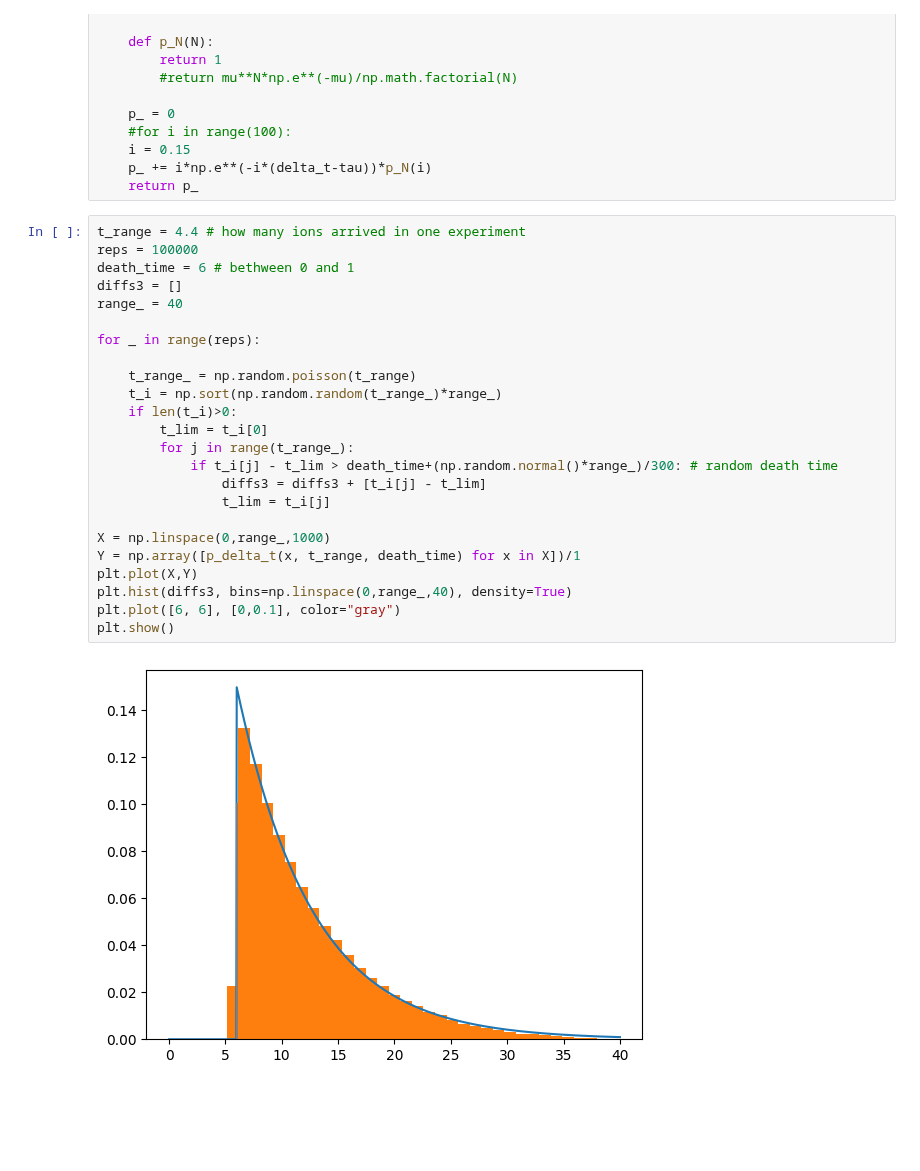
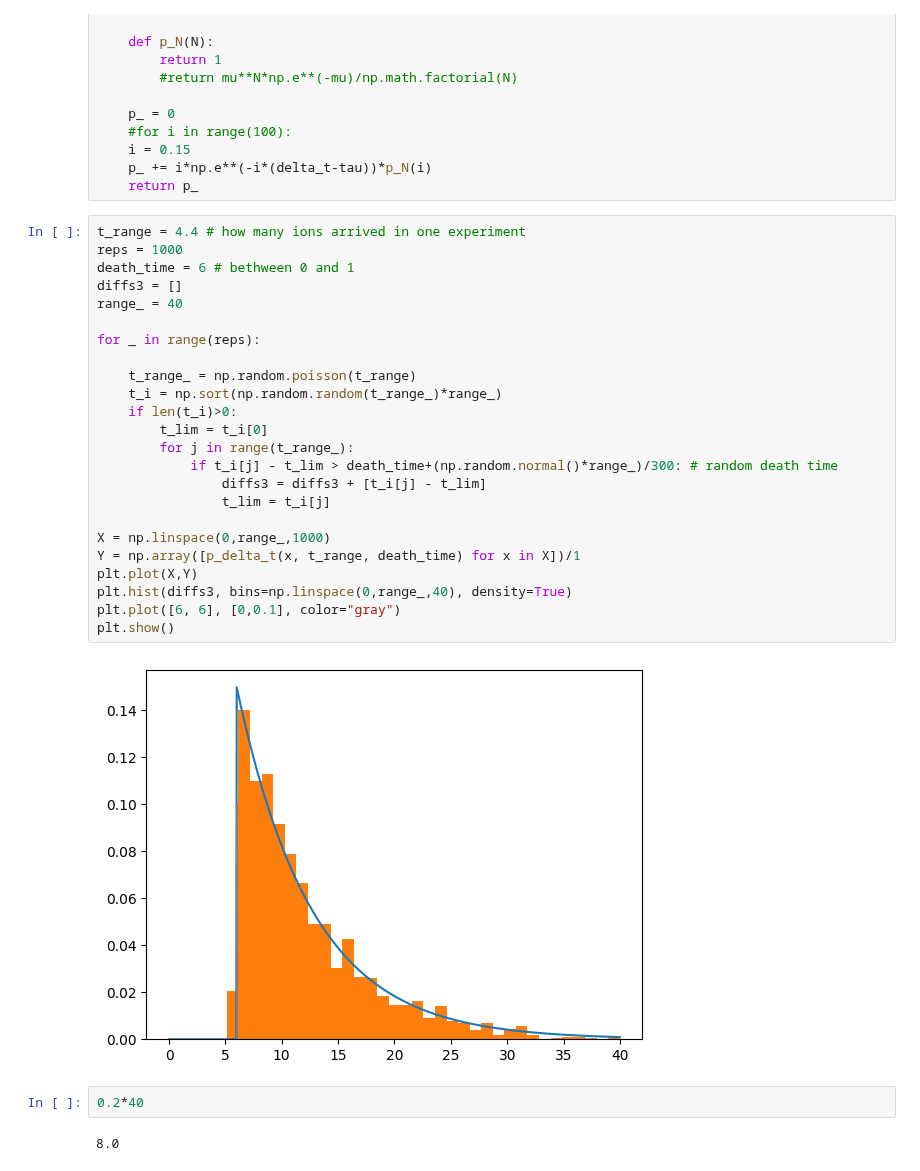
Before and after one commit to Valerio-Amico/Lab-Rydberg, a Jupyter notebook: thesis/death_time/diff_histogram.ipynb, the cells around one changed output. Cells and saved outputs as stored; diff of their text form; blank space fills up the shorter version.

```diff
--- a/thesis/death_time/diff_histogram.ipynb
+++ b/thesis/death_time/diff_histogram.ipynb
@@ -138,27 +243,31 @@ def p_delta_t(delta_t, mu, tau):
     return p_
 # %%
 t_range = 4.4 # how many ions arrived in one experiment
-reps = 100000
+reps = 1000
 death_time = 6 # bethween 0 and 1
 diffs3 = []
 range_ = 40
 
 for _ in range(reps):
 
     t_range_ = np.random.poisson(t_range)
     t_i = np.sort(np.random.random(t_range_)*range_)
     if len(t_i)>0:
         t_lim = t_i[0]
         for j in range(t_range_):
             if t_i[j] - t_lim > death_time+(np.random.normal()*range_)/300: # random death time
                 diffs3 = diffs3 + [t_i[j] - t_lim]
                 t_lim = t_i[j]
 
 X = np.linspace(0,range_,1000)
 Y = np.array([p_delta_t(x, t_range, death_time) for x in X])/1
 plt.plot(X,Y)
 plt.hist(diffs3, bins=np.linspace(0,range_,40), density=True)
 plt.plot([6, 6], [0,0.1], color="gray")
 plt.show()
 # %% [output]
-[figure, old version]
+[figure, new version]
+# %%
+0.2*40
+# %% [output]
+8.0
```
Also changed, not shown: parts of 9 cells of this notebook, 27 other files.
